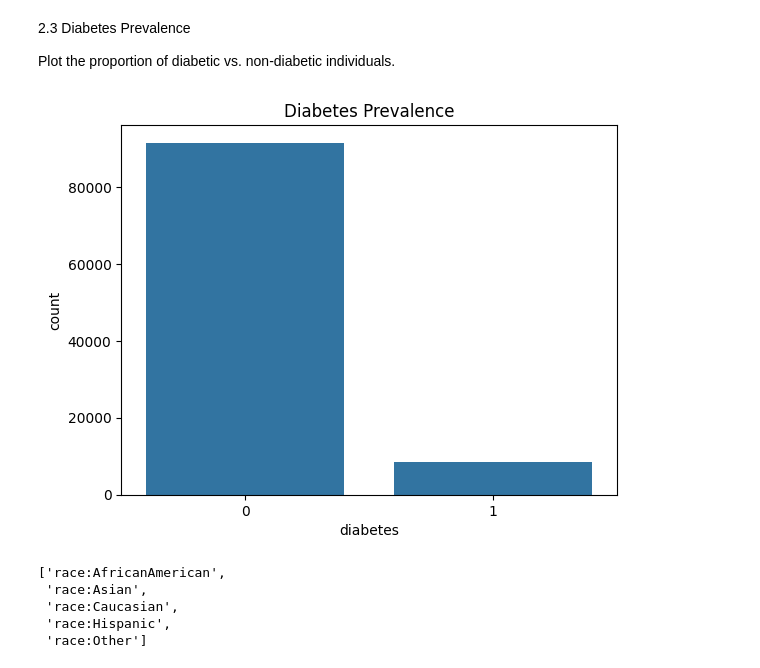
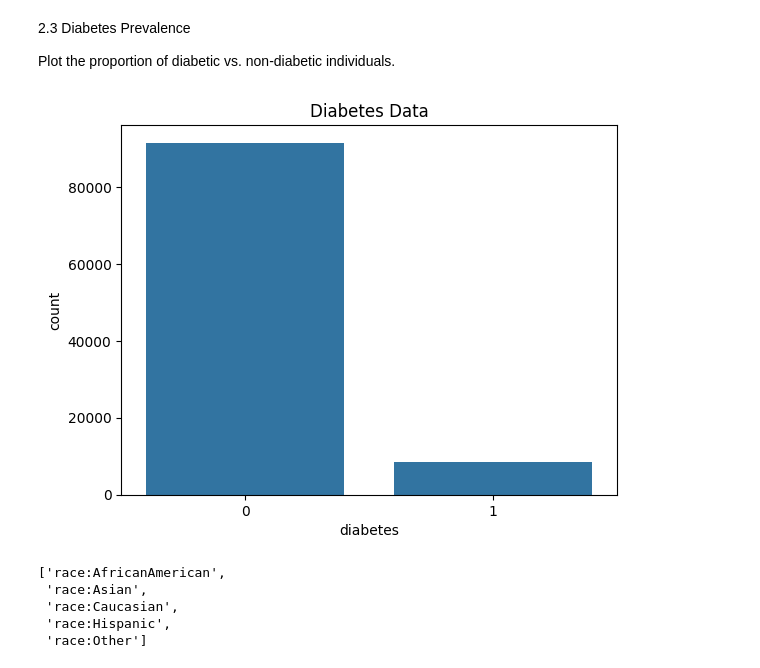
Before and after one commit to Barryjuait/Barryjuait, a Jupyter notebook: Personal Projects/Clinical_Data_on_Diabetes.ipynb, the cells around one changed output. Drawn from its saved outputs; the diff is of its cells as text; code cells hidden in the pictures.

```diff
--- a/Personal Projects/Clinical_Data_on_Diabetes.ipynb
+++ b/Personal Projects/Clinical_Data_on_Diabetes.ipynb
@@ -82,10 +82,10 @@ plt.show()
 Plot the proportion of diabetic vs. non-diabetic individuals.
 # %%
 sns.countplot(x='diabetes', data=df)
-plt.title('Diabetes Prevalence')
+plt.title('Diabetes Data')
 plt.show()
 # %% [output]
-[figure, old version]
+[figure, new version]
 # %%
 #check for ethnicities
 colNames = list(df.columns)
```
Also changed, not shown: parts of 15 cells of this notebook.
